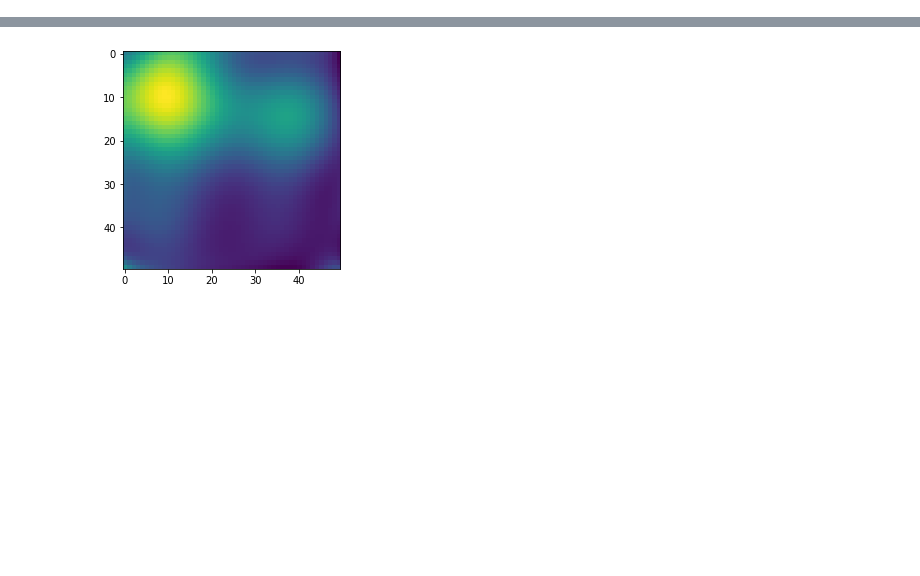
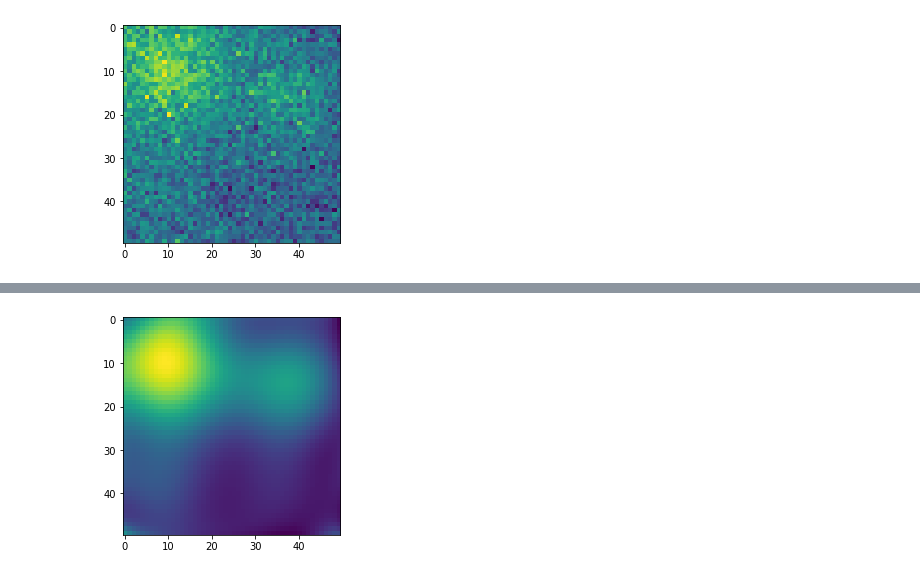
Before and after one commit to VemundST/Project2, a Jupyter notebook: main.ipynb, the cells around one changed output, grey strips where cells are left out. Cells and saved outputs as stored; diff of their text form; code cells hidden in the pictures; blank space fills up the shorter version.

```diff
--- a/main.ipynb
+++ b/main.ipynb
@@ -6,10 +6,16 @@ import numpy as np
 # %%
 n_x         = 50
 x           = np.linspace(0, 1, n_x)
 y           = np.linspace(0, 1, n_x)
 
 x_mesh, y_mesh  = np.meshgrid(x,y)
 noise_level     = 0.25
 frank           = fx.FrankeFunction(x_mesh, y_mesh, noise_level)
 
+plt.imshow(frank)
+plt.plot()
+
+
 frank = np.ravel(frank)
+# %% [output]
+[figure, added]
```
Also changed, not shown: parts of 19 cells of this notebook, 3 other files.
